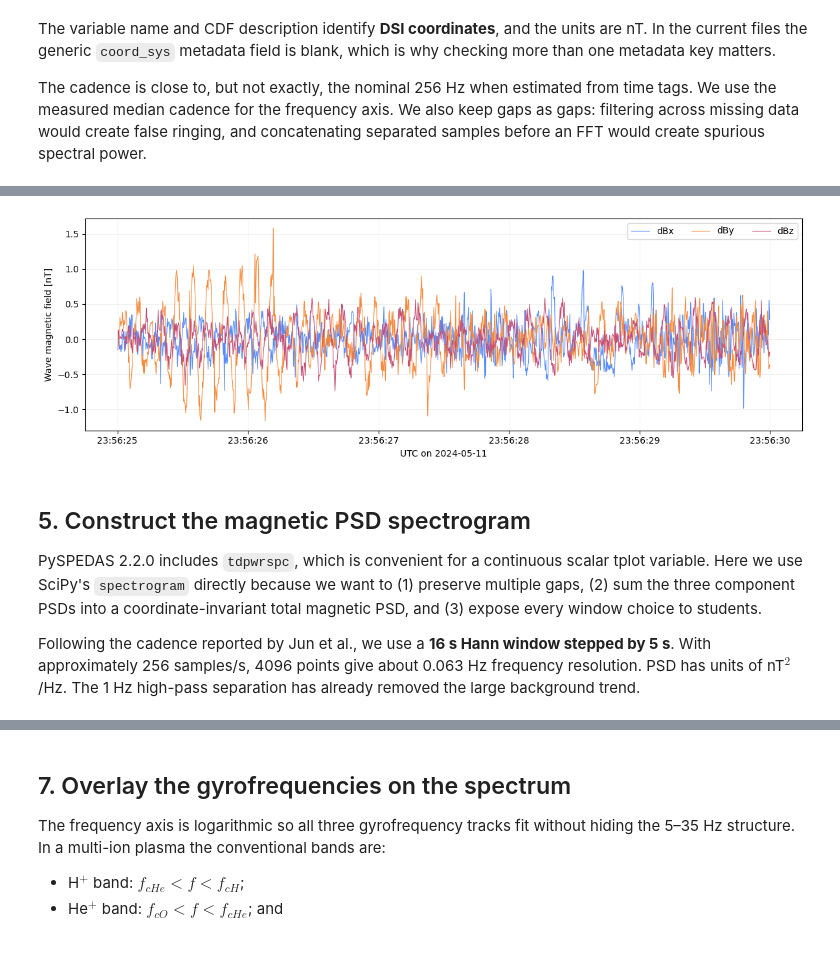
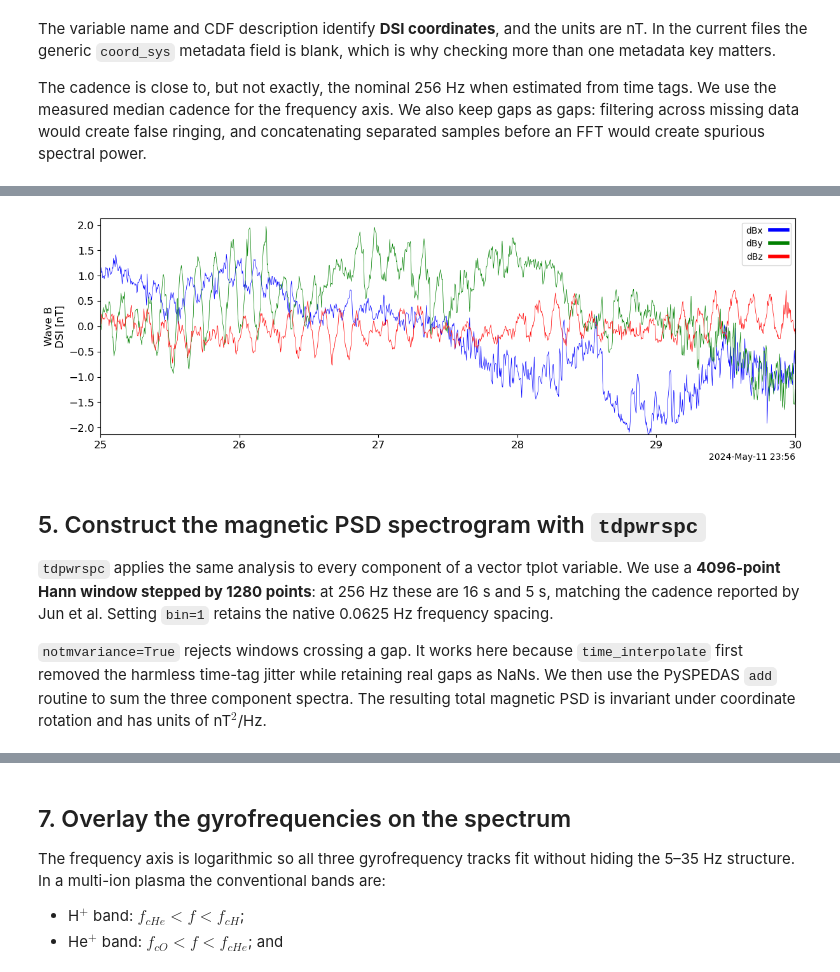
Before and after one commit to spedas/pyspedas_examples, a Jupyter notebook: pyspedas_examples/notebooks/pyhc_winter_school_2027/arase_gannon_high_frequency_emic_waves.ipynb, the cells around one changed output, grey strips where cells are left out. Cells and saved outputs as stored; diff of their text form; code cells hidden in the pictures.

Commit message:
Updated with more PySPEDAS-native analysis tools

```diff
--- a/pyspedas_examples/notebooks/pyhc_winter_school_2027/arase_gannon_high_frequency_emic_waves.ipynb
+++ b/pyspedas_examples/notebooks/pyhc_winter_school_2027/arase_gannon_high_frequency_emic_waves.ipynb
@@ -348,27 +363,28 @@ Continuous segments used:
 # %%
-# A five-second waveform zoom makes the high-rate character tangible.
-zoom = time_double(["2024-05-11/23:56:25", "2024-05-11/23:56:30"])
+# A five-second tplot zoom makes the high-rate character tangible.
+waveform_zoom = ["2024-05-11/23:56:25", "2024-05-11/23:56:30"]
+
+zoom_start, zoom_stop = time_double(waveform_zoom)
+fluctuation_data = get_data(wave_fluctuation_var)
 zoom_mask = (
-    (wave_times >= zoom[0]) & (wave_times <= zoom[1])
-    & np.all(np.isfinite(wave_fluctuations), axis=1)
+    (fluctuation_data.times >= zoom_start)
+    & (fluctuation_data.times <= zoom_stop)
 )
-zoom_times = [datetime.fromtimestamp(t, tz=timezone.utc) for t in wave_times[zoom_mask]]
 
-fig, ax = plt.subplots(figsize=(12, 4))
-for component, label in enumerate(["dBx", "dBy", "dBz"]):
-    ax.plot(zoom_times, wave_fluctuations[zoom_mask, component], lw=0.8, label=label)
-ax.set_ylabel("Wave magnetic field [nT]")
-ax.set_xlabel("UTC on 2024-05-11")
-ax.xaxis.set_major_formatter(mdates.DateFormatter("%H:%M:%S", tz=timezone.utc))
-ax.legend(ncol=3)
-ax.grid(alpha=0.25)
-fig.tight_layout()
+# Override the several-thousand-nT range inherited from the original MGF variable.
+zoom_limit = 1.1 * np.nanpercentile(
+    np.abs(fluctuation_data.y[zoom_mask]), 99.5
+)
+options(wave_fluctuation_var, "yrange", [-zoom_limit, zoom_limit])
+options(wave_fluctuation_var, "ylog", False)
+
+tplot(wave_fluctuation_var, trange=waveform_zoom, xsize=12, ysize=4)
 # %% [output]
-[figure, old version]
+[figure, new version]
 # %% [markdown]
-## 5. Construct the magnetic PSD spectrogram
+## 5. Construct the magnetic PSD spectrogram with `tdpwrspc`
 
-PySPEDAS 2.2.0 includes `tdpwrspc`, which is convenient for a continuous scalar tplot variable. Here we use SciPy's `spectrogram` directly because we want to (1) preserve multiple gaps, (2) sum the three component PSDs into a coordinate-invariant total magnetic PSD, and (3) expose every window choice to students.
+`tdpwrspc` applies the same analysis to every component of a vector tplot variable. We use a **4096-point Hann window stepped by 1280 points**: at 256 Hz these are 16 s and 5 s, matching the cadence reported by Jun et al. Setting `bin=1` retains the native 0.0625 Hz frequency spacing.
 
-Following the cadence reported by Jun et al., we use a **16 s Hann window stepped by 5 s**. With approximately 256 samples/s, 4096 points give about 0.063 Hz frequency resolution. PSD has units of nT$^2$/Hz. The 1 Hz high-pass separation has already removed the large background trend.
+`notmvariance=True` rejects windows crossing a gap. It works here because `time_interpolate` first removed the harmless time-tag jitter while retaining real gaps as NaNs. We then use the PySPEDAS `add` routine to sum the three component spectra. The resulting total magnetic PSD is invariant under coordinate rotation and has units of nT$^2$/Hz.
 # %%
```
Also changed, not shown: parts of 17 cells of this notebook, 1 other file.
